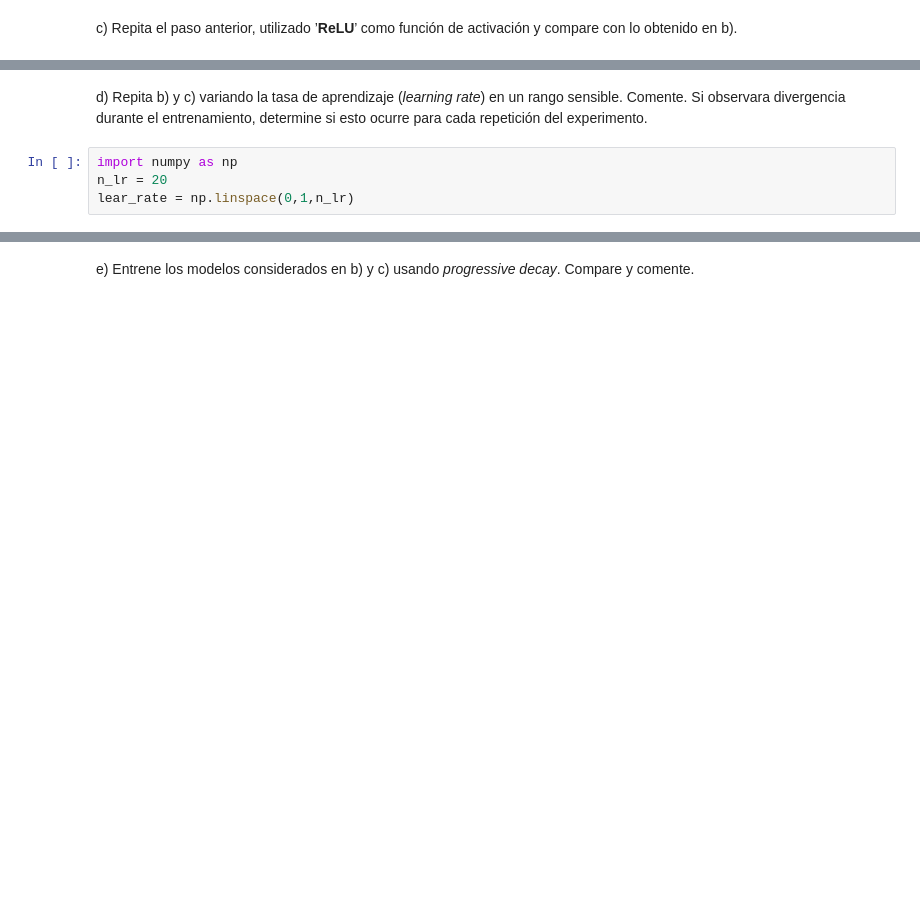
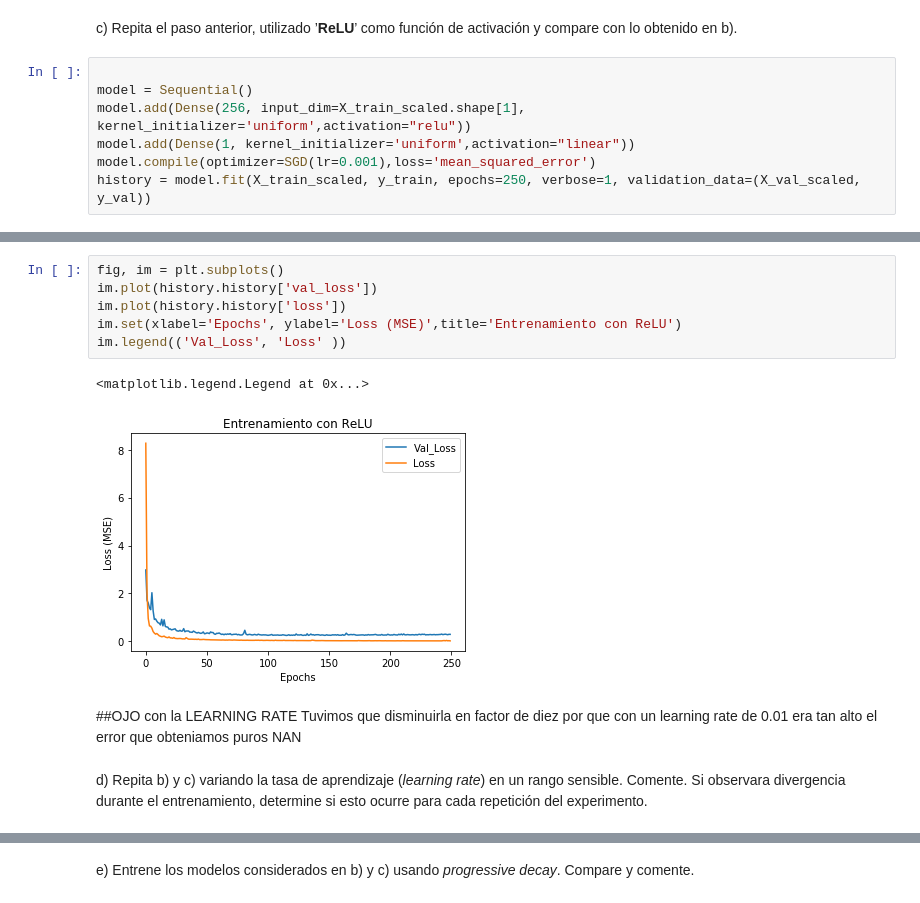
Before and after one commit to jeedorsa/Neural-Networks-INF-477, a Jupyter notebook: Tarea 1/Punto 1/Punto1.ipynb, the cells around one changed output, grey strips where cells are left out. Cells and saved outputs as stored; diff of their text form; blank space fills up the shorter version.

```diff
--- a/Tarea 1/Punto 1/Punto1.ipynb
+++ b/Tarea 1/Punto 1/Punto1.ipynb
@@ -84,2 +115,9 @@ ImportError: Traceback (most recent call last):
 # %% [markdown]
 c) Repita el paso anterior, utilizado ’**ReLU**’ como función de activación y compare con lo obtenido en b).
+# %%
+
+model = Sequential()
+model.add(Dense(256, input_dim=X_train_scaled.shape[1], kernel_initializer='uniform',activation="relu"))
+model.add(Dense(1, kernel_initializer='uniform',activation="linear"))
+model.compile(optimizer=SGD(lr=0.001),loss='mean_squared_error')
+history = model.fit(X_train_scaled, y_train, epochs=250, verbose=1, validation_data=(X_val_scaled, y_val))
@@ -86,6 +142,14 @@ c) Repita el paso anterior, utilizado ’**ReLU**’ como función de activació
+# %%
+fig, im = plt.subplots()
+im.plot(history.history['val_loss'])
+im.plot(history.history['loss'])
+im.set(xlabel='Epochs', ylabel='Loss (MSE)',title='Entrenamiento con ReLU')
+im.legend(('Val_Loss', 'Loss' ))
+# %% [output]
+<matplotlib.legend.Legend at 0x...>
+[figure, added]
+# %% [markdown]
+##OJO con la LEARNING RATE
+Tuvimos que disminuirla en factor de diez por que con un learning rate de 0.01 era tan alto el error que obteniamos puros NAN
 # %% [markdown]
 d) Repita b) y c) variando la tasa de aprendizaje (*learning rate*) en un rango sensible. Comente. Si observara divergencia durante el entrenamiento, determine si esto ocurre para cada repetición del experimento.
-# %%
-import numpy as np
-n_lr = 20
-lear_rate = np.linspace(0,1,n_lr)
```
Also changed, not shown: parts of 56 cells of this notebook, 2 other files.
